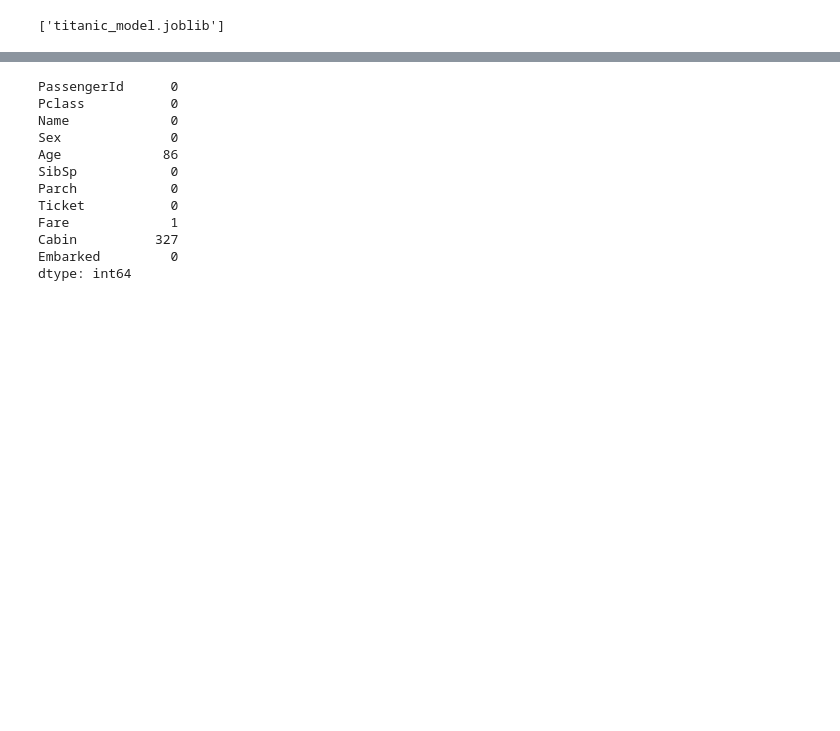
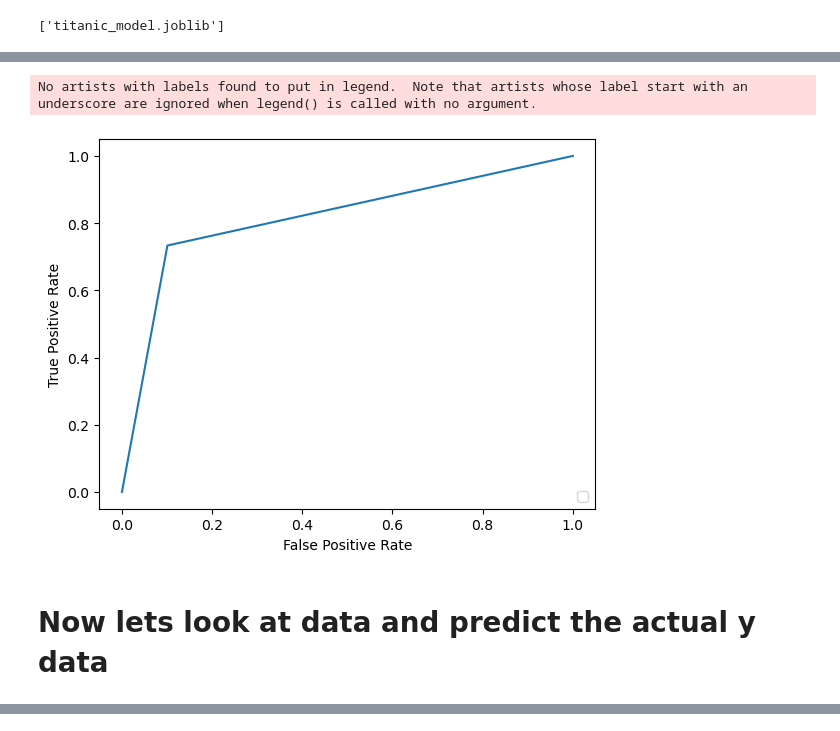
Before and after one commit to msnkr/kaggle_comps, a Jupyter notebook: Titanic - Machine Learning from Disaster/Untitled.ipynb, the cells around one changed output, grey strips where cells are left out. Saved outputs shown, nothing was run; the diff lists cells and outputs as text; code cells hidden in the pictures; blank space fills up the shorter version.

```diff
--- a/Titanic - Machine Learning from Disaster/Untitled.ipynb
+++ b/Titanic - Machine Learning from Disaster/Untitled.ipynb
@@ -110,3 +133,11 @@ model = load("titanic_model.joblib")
+# %%
+fpr, tpr, threshold = roc_curve(y_test, y_preds)
+RocCurveDisplay(fpr=fpr, tpr=tpr).plot();
+# %% [output]
+No artists with labels found to put in legend.  Note that artists whose label start with an underscore are ignored when legend() is called with no argument.
+[figure, added]
+# %% [markdown]
+# Now lets look at data and predict the actual y data
 # %%
 test_df = pd.read_csv("../data/Titanic - Machine Learning from Disaster/test.csv")
 test_df.head()
@@ -117,18 +148,3 @@ test_df.head()
 | 2 | 894 | 2 | Myles, Mr. Thomas Francis | male | 62.0 | 0 | 0 | 240276 | 9.6875 | NaN | ... |
 | 3 | 895 | 3 | Wirz, Mr. Albert | male | 27.0 | 0 | 0 | 315154 | 8.6625 | NaN | ... |
 | 4 | 896 | 3 | Hirvonen, Mrs. Alexander (Helga E... | female | 22.0 | 1 | 1 | 3101298 | 12.2875 | NaN | ... |
-# %%
-test_df.isna().sum()
-# %% [output]
-PassengerId      0
-Pclass           0
-Name             0
-Sex              0
-Age             86
-SibSp            0
-Parch            0
-Ticket           0
-Fare             1
-Cabin          327
-Embarked         0
-dtype: int64
```
Also changed, not shown: parts of 12 cells of this notebook.
